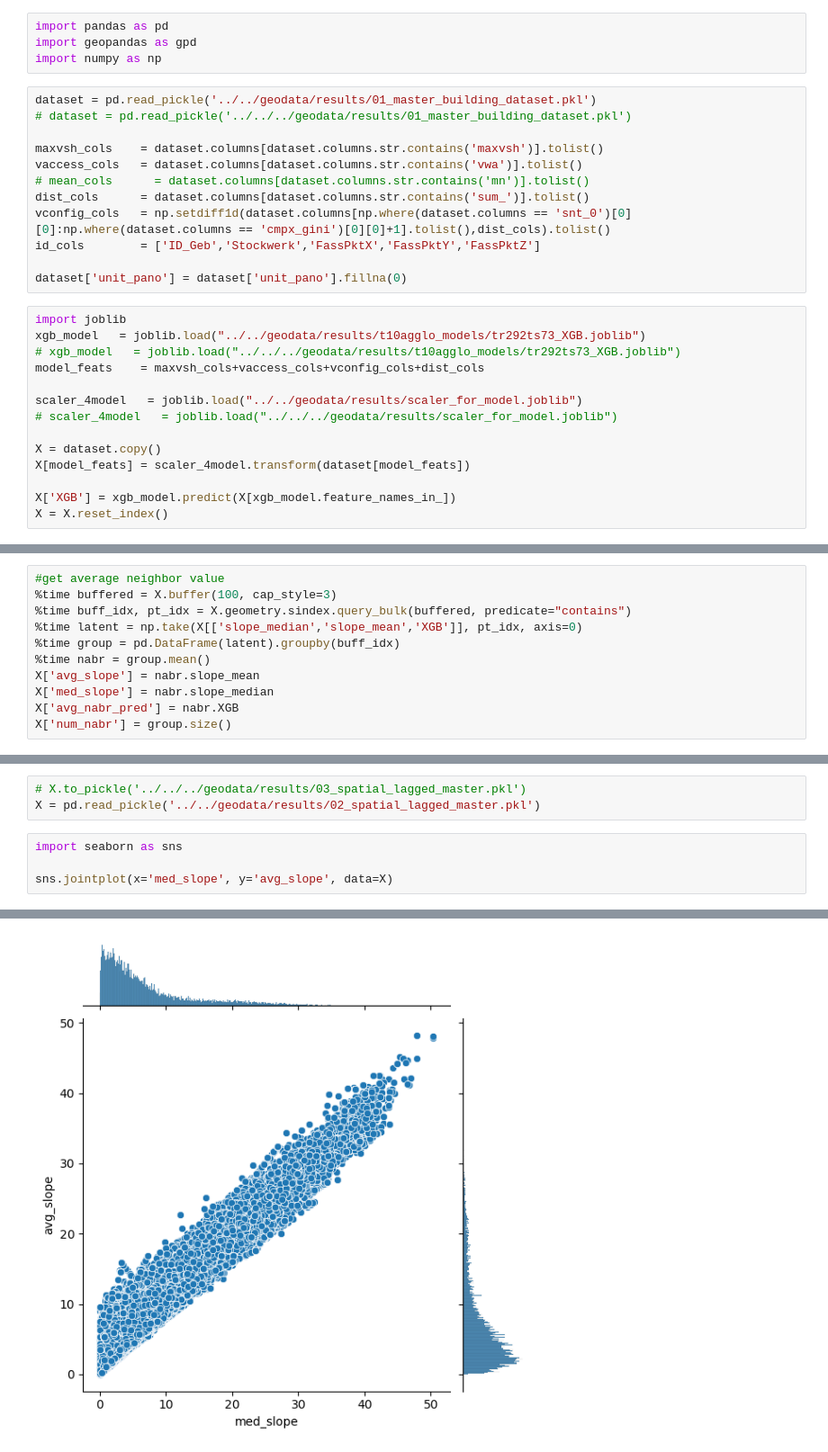
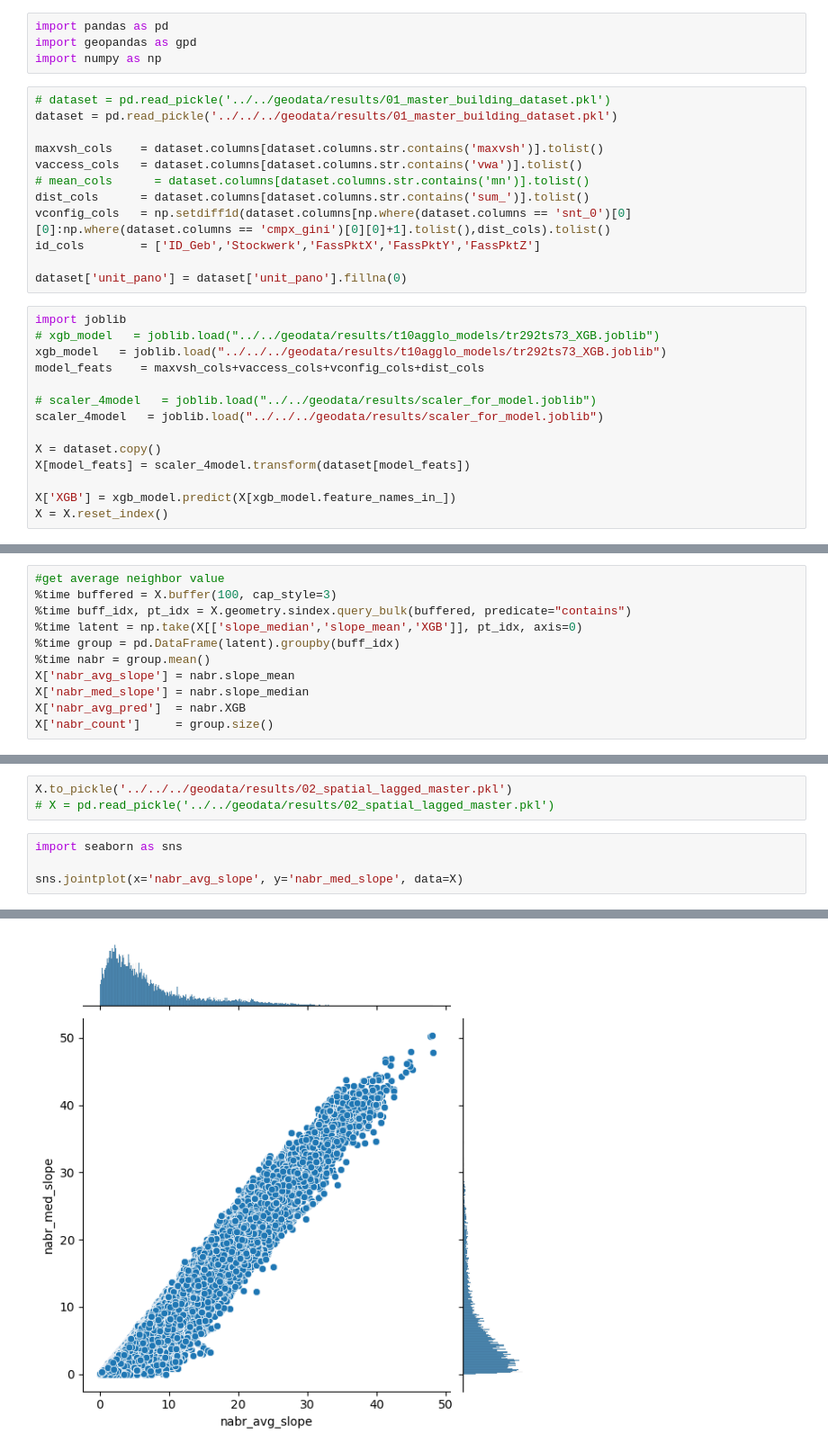
Before and after one commit to AdamSwietek/LUP_VisualCapital, a Jupyter notebook: notebooks/explore_vc/0_build_spatial_lag_metrics.ipynb, the cells around one changed output, grey strips where cells are left out. Shown at 90% size. Drawn from its saved outputs; the diff is of its cells as text.

```diff
--- a/notebooks/explore_vc/0_build_spatial_lag_metrics.ipynb
+++ b/notebooks/explore_vc/0_build_spatial_lag_metrics.ipynb
@@ -3,8 +3,8 @@ import pandas as pd
 import geopandas as gpd
 import numpy as np
 # %%
-dataset = pd.read_pickle('../../geodata/results/01_master_building_dataset.pkl')
-# dataset = pd.read_pickle('../../../geodata/results/01_master_building_dataset.pkl')
+# dataset = pd.read_pickle('../../geodata/results/01_master_building_dataset.pkl')
+dataset = pd.read_pickle('../../../geodata/results/01_master_building_dataset.pkl')
 
 maxvsh_cols    = dataset.columns[dataset.columns.str.contains('maxvsh')].tolist()
 vaccess_cols   = dataset.columns[dataset.columns.str.contains('vwa')].tolist()
@@ -16,12 +16,12 @@ id_cols        = ['ID_Geb','Stockwerk','FassPktX','FassPktY','FassPktZ']
 dataset['unit_pano'] = dataset['unit_pano'].fillna(0)
 # %%
 import joblib
-xgb_model   = joblib.load("../../geodata/results/t10agglo_models/tr292ts73_XGB.joblib")
-# xgb_model   = joblib.load("../../../geodata/results/t10agglo_models/tr292ts73_XGB.joblib")
+# xgb_model   = joblib.load("../../geodata/results/t10agglo_models/tr292ts73_XGB.joblib")
+xgb_model   = joblib.load("../../../geodata/results/t10agglo_models/tr292ts73_XGB.joblib")
 model_feats    = maxvsh_cols+vaccess_cols+vconfig_cols+dist_cols
 
-scaler_4model   = joblib.load("../../geodata/results/scaler_for_model.joblib")
-# scaler_4model   = joblib.load("../../../geodata/results/scaler_for_model.joblib")
+# scaler_4model   = joblib.load("../../geodata/results/scaler_for_model.joblib")
+scaler_4model   = joblib.load("../../../geodata/results/scaler_for_model.joblib")
 
 X = dataset.copy()
 X[model_feats] = scaler_4model.transform(dataset[model_feats])
@@ -42,8 +59,8 @@ ch_hexbin.plot('slope_mean', edgecolor = 'none')
 %time latent = np.take(X[['slope_median','slope_mean','XGB']], pt_idx, axis=0)
 %time group = pd.DataFrame(latent).groupby(buff_idx)
 %time nabr = group.mean()
-X['avg_slope'] = nabr.slope_mean
-X['med_slope'] = nabr.slope_median
-X['avg_nabr_pred'] = nabr.XGB
-X['num_nabr'] = group.size()
+X['nabr_avg_slope'] = nabr.slope_mean
+X['nabr_med_slope'] = nabr.slope_median
+X['nabr_avg_pred']  = nabr.XGB
+X['nabr_count']     = group.size()
 # %% [output]
@@ -52,10 +77,10 @@ Wall time: 32.6 s
 # %%
-# X.to_pickle('../../../geodata/results/03_spatial_lagged_master.pkl')
-X = pd.read_pickle('../../geodata/results/02_spatial_lagged_master.pkl')
+X.to_pickle('../../../geodata/results/02_spatial_lagged_master.pkl')
+# X = pd.read_pickle('../../geodata/results/02_spatial_lagged_master.pkl')
 # %%
 import seaborn as sns
 
-sns.jointplot(x='med_slope', y='avg_slope', data=X)
+sns.jointplot(x='nabr_avg_slope', y='nabr_med_slope', data=X)
 # %% [output]
 <seaborn.axisgrid.JointGrid at 0x...>
-[figure, old version]
+[figure, new version]
```
Also changed, not shown: parts of 4 cells of this notebook, 1 other file.
